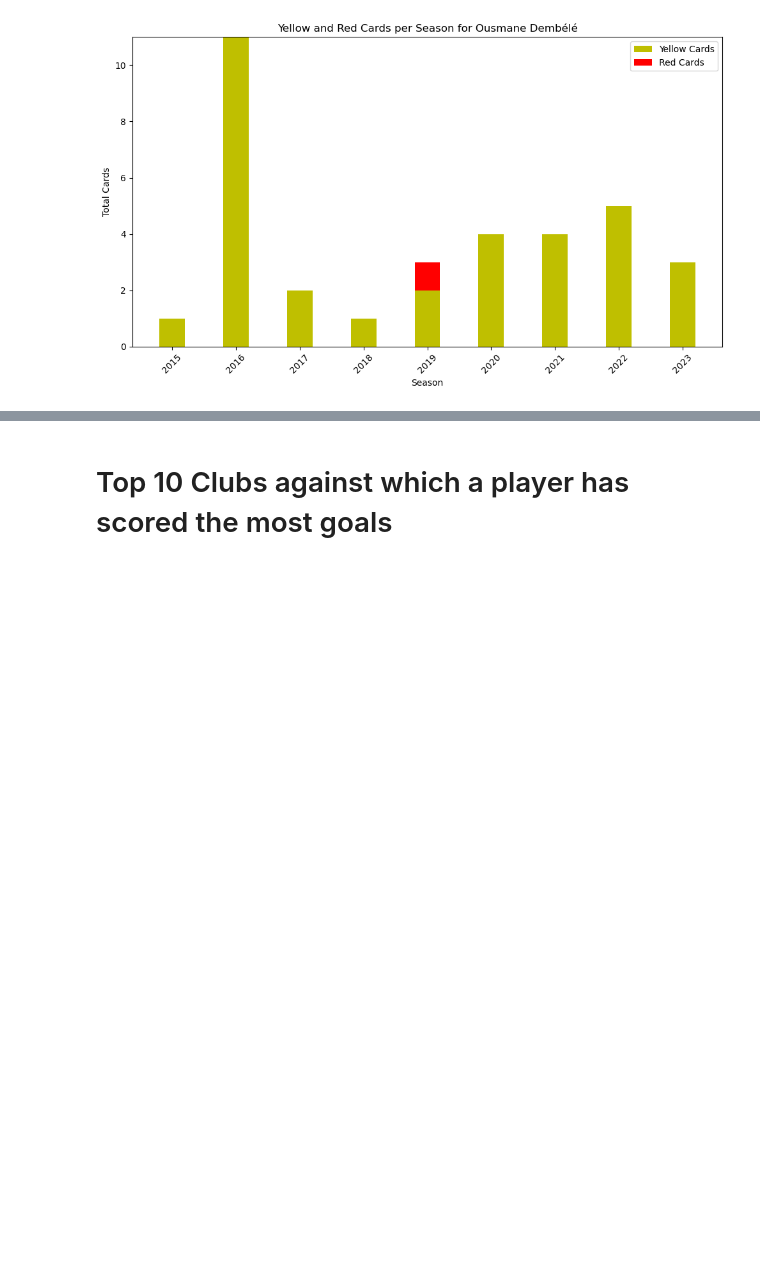
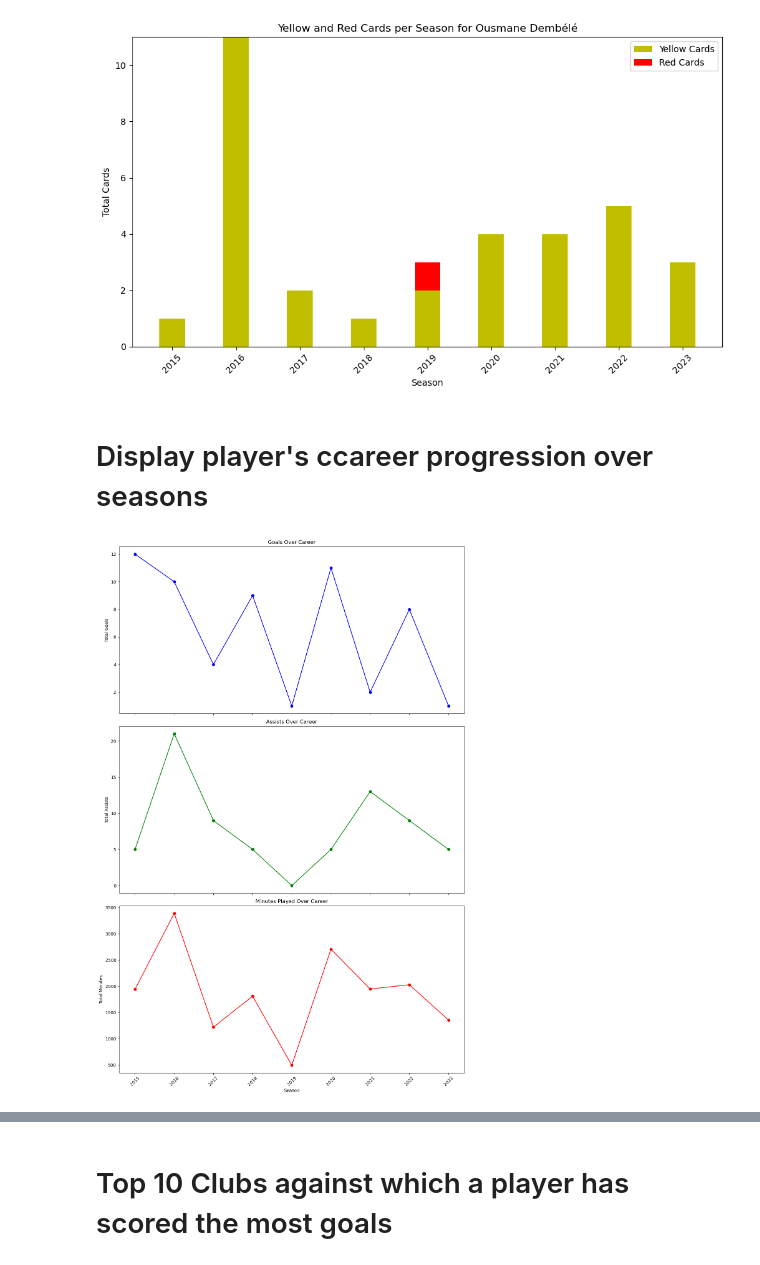
Before and after one commit to marv150302/Football-Stats-Project, a Jupyter notebook: solution/jupyter_data_analysis/data_analysis.ipynb, the cells around one changed output, grey strips where cells are left out. Saved outputs shown, nothing was run; the diff lists cells and outputs as text; code cells hidden in the pictures; blank space fills up the shorter version.

```diff
--- a/solution/jupyter_data_analysis/data_analysis.ipynb
+++ b/solution/jupyter_data_analysis/data_analysis.ipynb
@@ -265,3 +280,41 @@ def plot_cards_per_season(player_id):
 plot_cards_per_season(player_id=288230)
 # %% [output]
 [figure]
+# %% [markdown]
+# Display player's ccareer progression over seasons
+# %%
+def visualize_progression_over_career(player_id):
+    query = f"""
+    SELECT g.season, SUM(a.goals) as total_goals, SUM(a.assists) as total_assists, SUM(a.minutes_played) as total_minutes
+    FROM Appearances a
+    JOIN Games g ON a.game_id = g.game_id
+    WHERE a.player_id = {player_id}
+    GROUP BY g.season
+    ORDER BY g.season;
+    """
+
+    df = pd.read_sql_query(query, engine)
+
+    fig, axs = plt.subplots(3, 1, figsize=(12, 18), sharex=True)
+
+    axs[0].plot(df['season'], df['total_goals'], marker='o', linestyle='-', color='b')
+    axs[0].set_ylabel('Total Goals')
+    axs[0].set_title('Goals Over Career')
+
+    axs[1].plot(df['season'], df['total_assists'], marker='o', linestyle='-', color='g')
+    axs[1].set_ylabel('Total Assists')
+    axs[1].set_title('Assists Over Career')
+
+    axs[2].plot(df['season'], df['total_minutes'], marker='o', linestyle='-', color='r')
+    axs[2].set_xlabel('Season')
+    axs[2].set_ylabel('Total Minutes')
+    axs[2].set_title('Minutes Played Over Career')
+
+    plt.xticks(rotation=45)
+    plt.tight_layout()
+    plt.show()
+
+# Example usage
+visualize_progression_over_career(player_id=288230)
+# %% [output]
+[figure, added]
```
Also changed, not shown: parts of 10 cells of this notebook.
